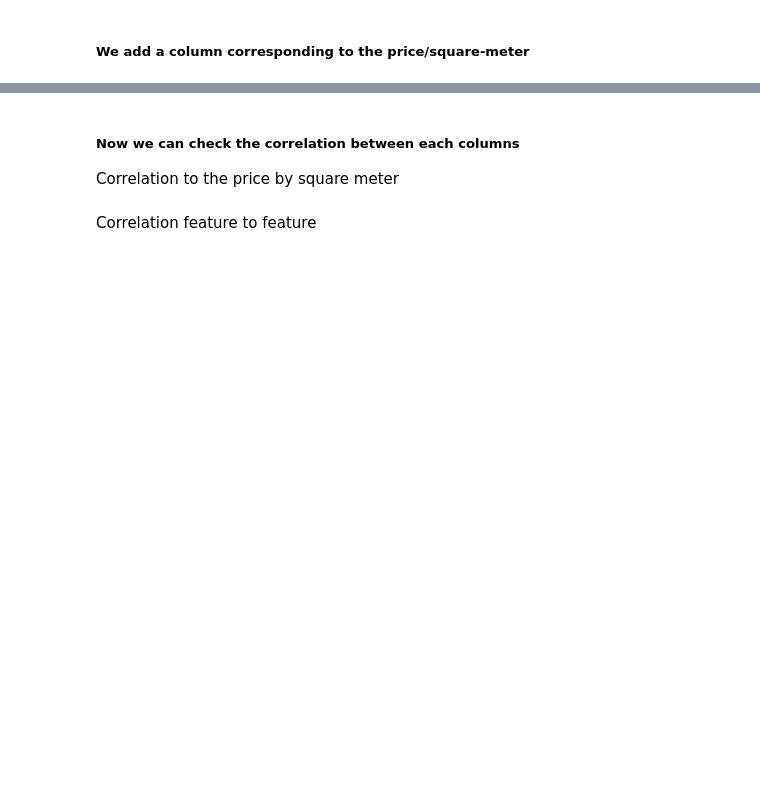
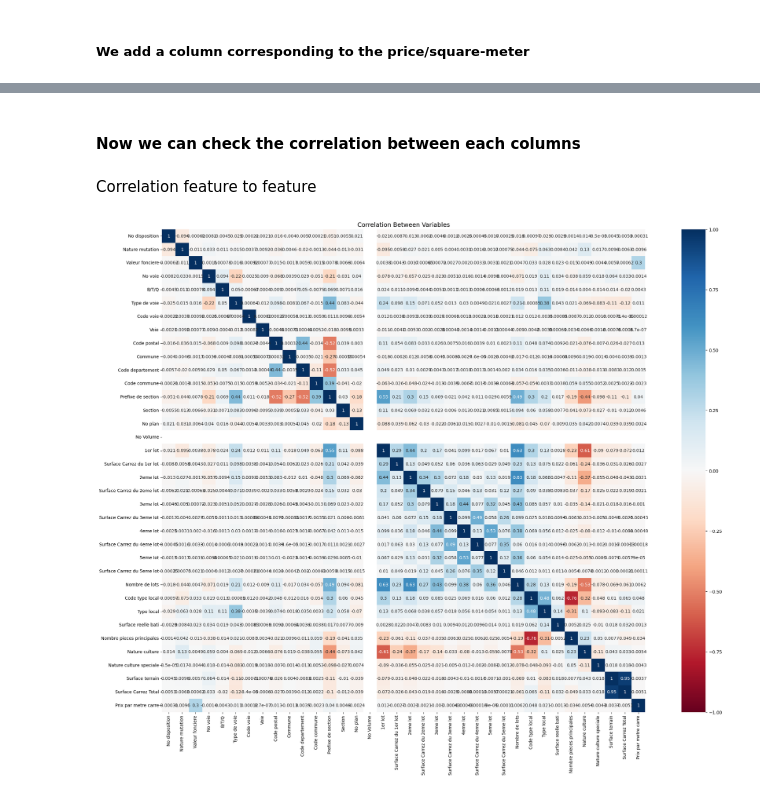
Before and after one commit to Siropteur/Mini_Project_DataScience, a Jupyter notebook: Main.ipynb, the cells around one changed output, grey strips where cells are left out. Drawn from its saved outputs; the diff is of its cells as text; code cells hidden in the pictures; blank space fills up the shorter version.

Commit message:
Data cleaning alsmost finish

```diff
--- a/Main.ipynb
+++ b/Main.ipynb
@@ -136,17 +202,2 @@ As you can see, there is no more object type columns into our dataframe (apart f
 # %% [markdown]
 ##### We add a column corresponding to the price/square-meter
-# %%
-# We calculate the surface
-# carrez_sum = df.filter(like='Carrez').sum(axis=1).fillna(df['surface'])
-
-# We calculate the price by square metter
-
-vf = pd.to_numeric(new_df['Valeur fonciere'], errors='coerce')
-s = pd.to_numeric(new_df['Surface terrain'], errors='coerce')
-
-price_per_sqm =  vf / s
-
-# We create the new column
-new_df['price_per_sqm'] = price_per_sqm
-
-new_df.price_per_sqm.head()
@@ -162,0 +204,14 @@ new_df.price_per_sqm.head()
+# %%
+# We filter some data and calculate the surface
+new_df = new_df[new_df['Valeur fonciere'] != 0]
+
+new_df["Surface Carrez Total"] = new_df.filter(like='Surface Carrez').sum(axis=1)
+new_df.loc[new_df["Surface Carrez Total"] == 0, "Surface Carrez Total"] = new_df.loc[new_df["Surface Carrez Total"] == 0, "Surface reelle bati"]
+new_df.loc[new_df["Surface Carrez Total"] == 0, "Surface Carrez Total"] = new_df.loc[new_df["Surface Carrez Total"] == 0, "Surface terrain"]
+
+new_df = new_df[new_df["Surface Carrez Total"] != 0]
+
+# We calculate the price by square metter
+new_df['Prix par metre carre'] =  new_df['Valeur fonciere'] / new_df["Surface Carrez Total"]
+
+new_df
@@ -163,3 +237,2 @@ new_df.price_per_sqm.head()
 # %% [markdown]
-##### Now we can check the correlation between each columns
-Correlation to the price by square meter
+#### Now we can check the correlation between each columns
@@ -172,9 +239,10 @@ plt.show()
 # %% [markdown]
 Correlation feature to feature
-# %%
-corr = new_df.corr()
-
-sns.set(font_scale=0.5)
-plt.figure(figsize=(12, 10))
-sns.heatmap(corr, annot=True, cmap='coolwarm')
-plt.show()
+# %%
+correlation_metrics=new_df.corr(numeric_only=True)
+fig = plt.figure(figsize=(30,20))
+sns.heatmap(correlation_metrics,square=True, annot=True, vmax=1, vmin=-1, cmap='RdBu')
+plt.title('Correlation Between Variables', size=14)
+plt.show()
+# %% [output]
+[figure, added]
```
Also changed, not shown: parts of 18 cells of this notebook, 1 other file.
